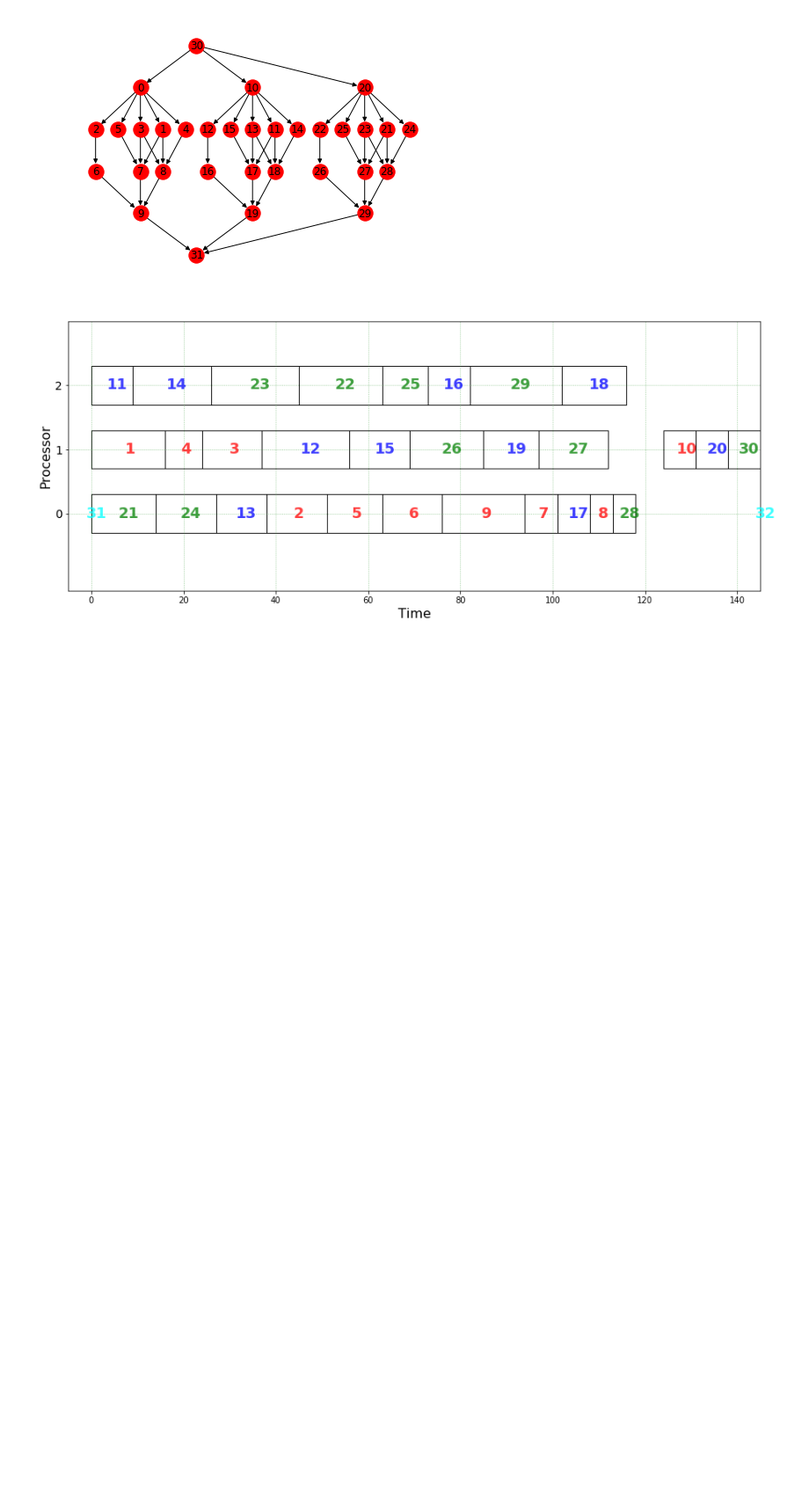
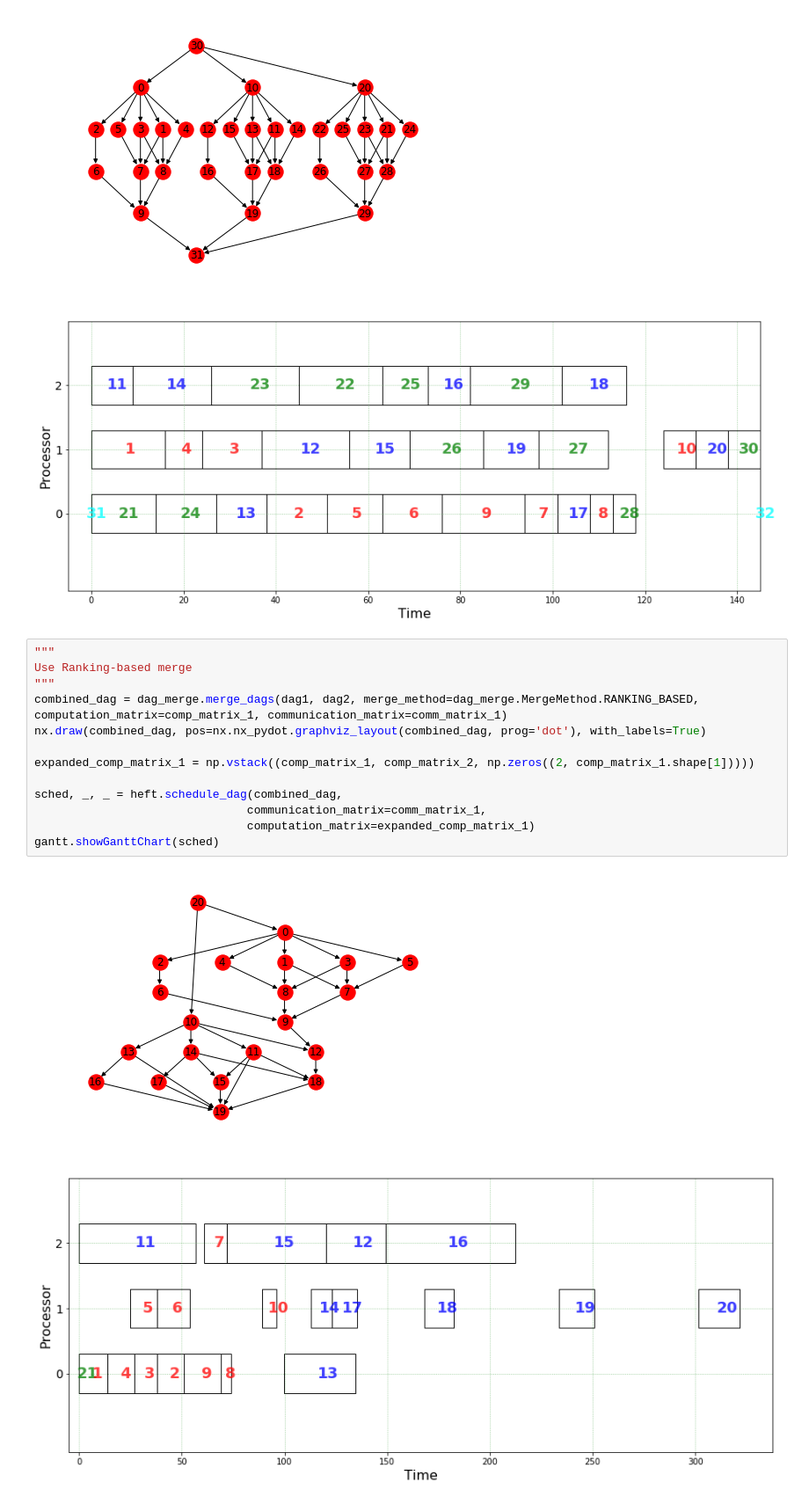
Before and after one commit to mackncheesiest/heft, a Jupyter notebook: jupyter/DAG Merging.ipynb, the cells around one changed output. Shown: that part at 88% size. Cells and saved outputs as stored; diff of their text form; blank space fills up the shorter version.

```diff
--- a/jupyter/DAG Merging.ipynb
+++ b/jupyter/DAG Merging.ipynb
@@ -79,3 +79,19 @@ gantt.showGanttChart(sched)
 # %% [output]
 [figure]
 [figure]
+# %%
+"""
+Use Ranking-based merge
+"""
+combined_dag = dag_merge.merge_dags(dag1, dag2, merge_method=dag_merge.MergeMethod.RANKING_BASED, computation_matrix=comp_matrix_1, communication_matrix=comm_matrix_1)
+nx.draw(combined_dag, pos=nx.nx_pydot.graphviz_layout(combined_dag, prog='dot'), with_labels=True)
+
+expanded_comp_matrix_1 = np.vstack((comp_matrix_1, comp_matrix_2, np.zeros((2, comp_matrix_1.shape[1]))))
+
+sched, _, _ = heft.schedule_dag(combined_dag,
+                               communication_matrix=comm_matrix_1,
+                               computation_matrix=expanded_comp_matrix_1)
+gantt.showGanttChart(sched)
+# %% [output]
+[figure, added]
+[figure, added]
```
Also changed, not shown: parts of 1 cell of this notebook, 4 other files.
